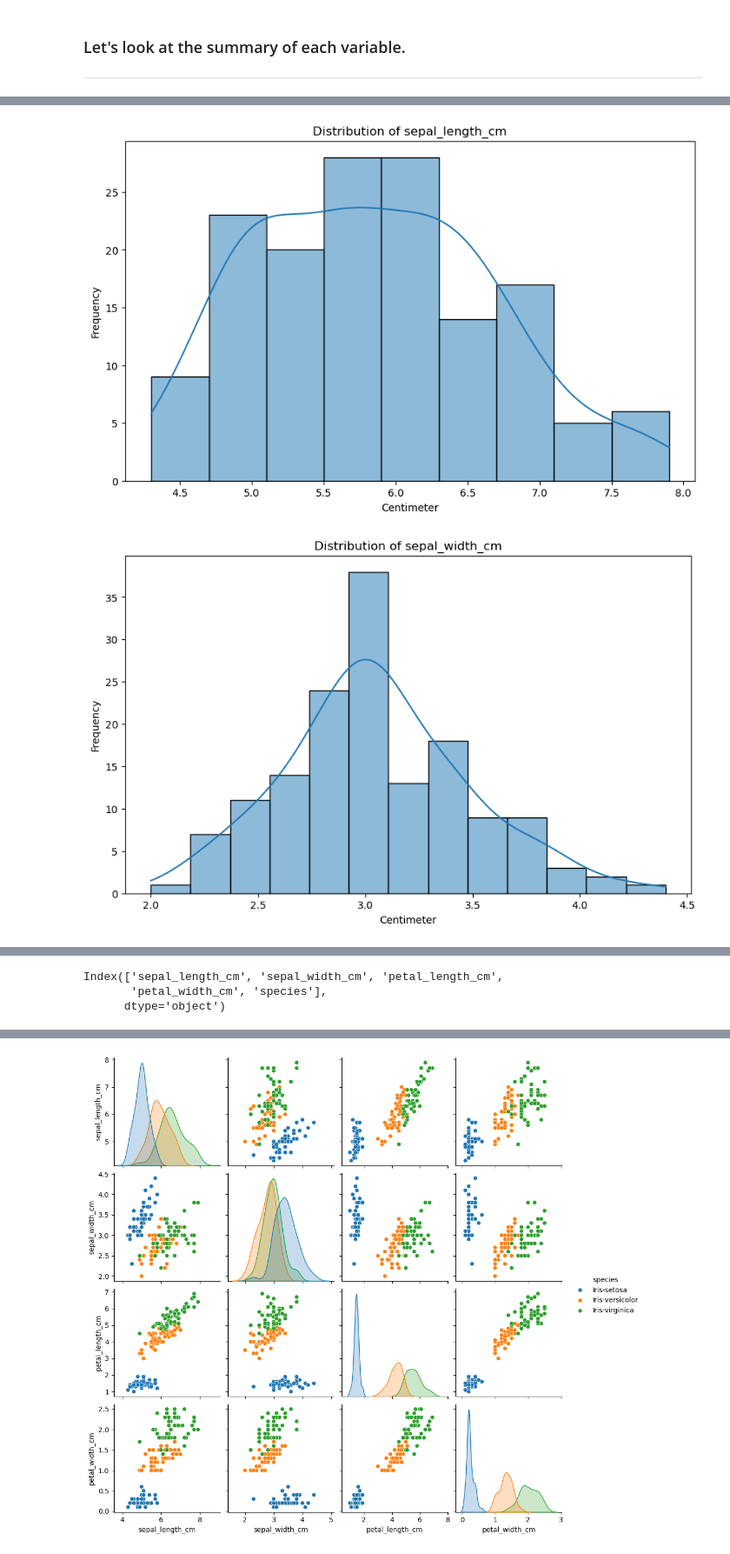
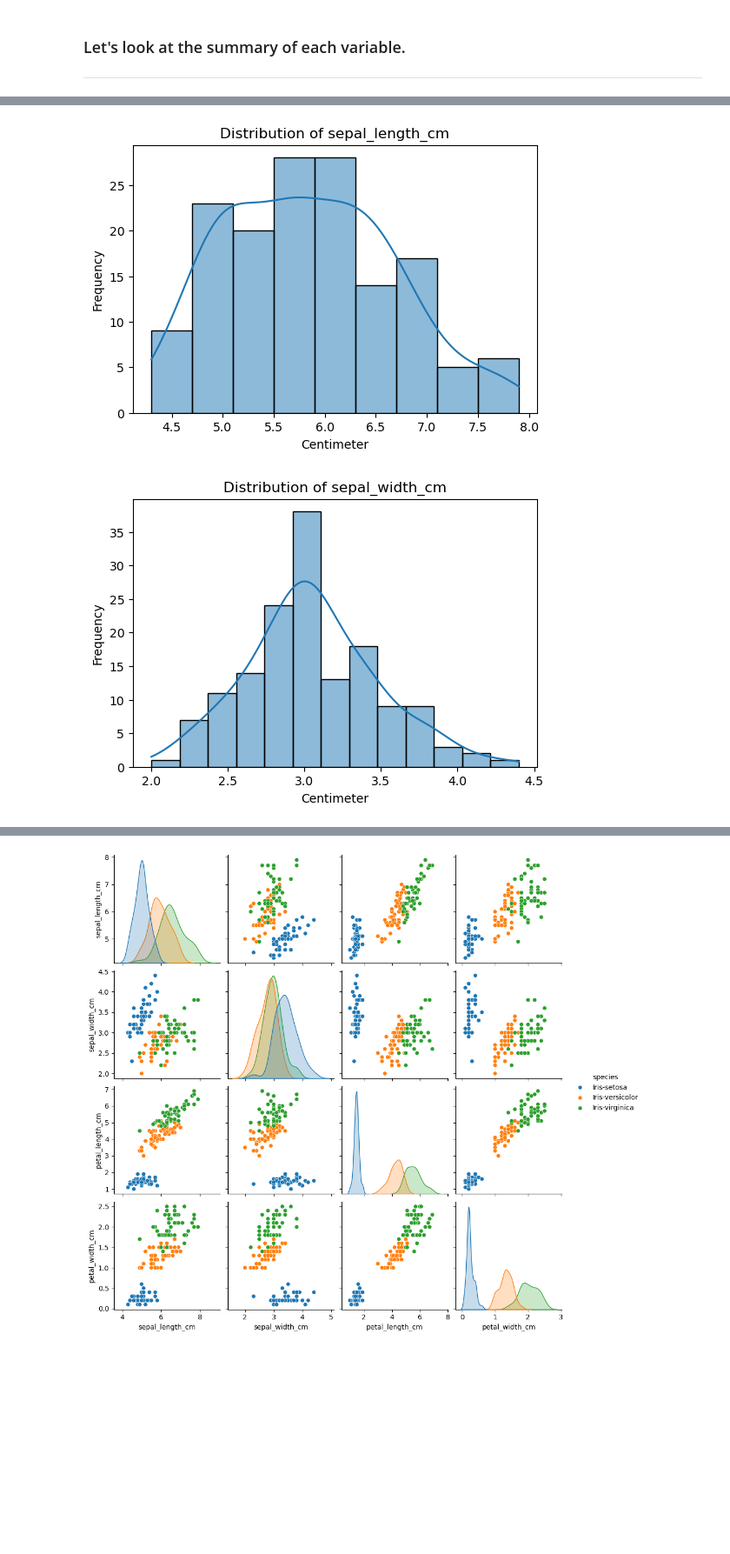
Before and after one commit to atacanbt/pands-project, a Jupyter notebook: my_analysis.ipynb, the cells around one changed output, grey strips where cells are left out. Shown at 87% size. Cells and saved outputs as stored; diff of their text form; code cells hidden in the pictures; blank space fills up the shorter version.

Commit message:
some addition to jupyter notebook; hist,pairplot, corr, heatmap

```diff
--- a/my_analysis.ipynb
+++ b/my_analysis.ipynb
@@ -81,0 +93,15 @@ data.describe()
+# %%
+# Variables distribution for each species of the iris flower in the dataset using histograms
+sns.set_theme(style="darkgrid")
+sns.displot(data, x="sepal_length_cm", col="species", kde=True,
+     facet_kws=dict(margin_titles=True) # facet_kws is used to set the margin titles
+)
+sns.displot(data, x="sepal_width_cm", col="species", kde=True,
+     facet_kws=dict(margin_titles=True)
+)
+sns.displot(data, x="petal_length_cm", col="species", kde=True,
+        facet_kws=dict(margin_titles=True)
+)
+sns.displot(data, x="petal_width_cm", col="species", kde=True,
+        facet_kws=dict(margin_titles=True)
+)
@@ -82,12 +114,12 @@ data.describe()
 # %%
 for column in data.columns[:-1]: # the last column is not numeric so it is excluded
     if pd.api.types.is_numeric_dtype(data[column]): # checking if the column is numeric
-        plt.figure(figsize=(10, 6))
+        plt.figure(figsize=(6, 4))
         sns.histplot(data[column], kde=True)
         plt.title(f"Distribution of {column}")
         plt.xlabel("Centimeter")
         plt.ylabel("Frequency")
         plt.show()
 # %% [output]
-[figure, old version]
+[figure, new version]
-[figure, old version]
+[figure, new version]
@@ -96,7 +128 @@ for column in data.columns[:-1]: # the last column is not numeric so it is exclu
-# %%
-print(data.columns)
-# %% [output]
-Index(['sepal_length_cm', 'sepal_width_cm', 'petal_length_cm',
-       'petal_width_cm', 'species'],
-      dtype='object')
 # %%
```
Also changed, not shown: parts of 9 cells of this notebook, 2 other files.
